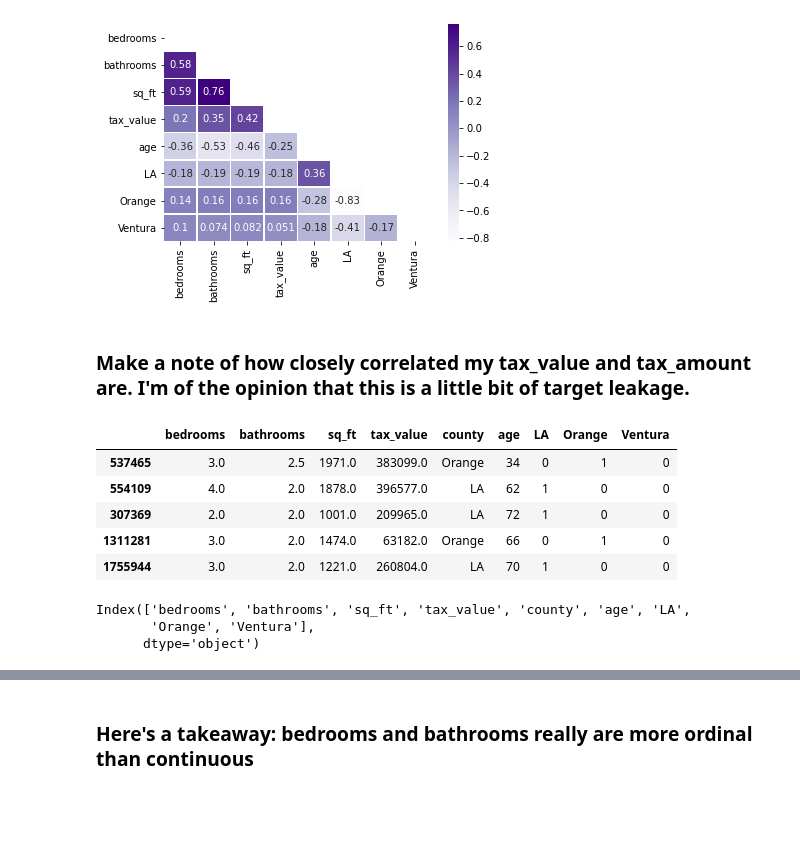
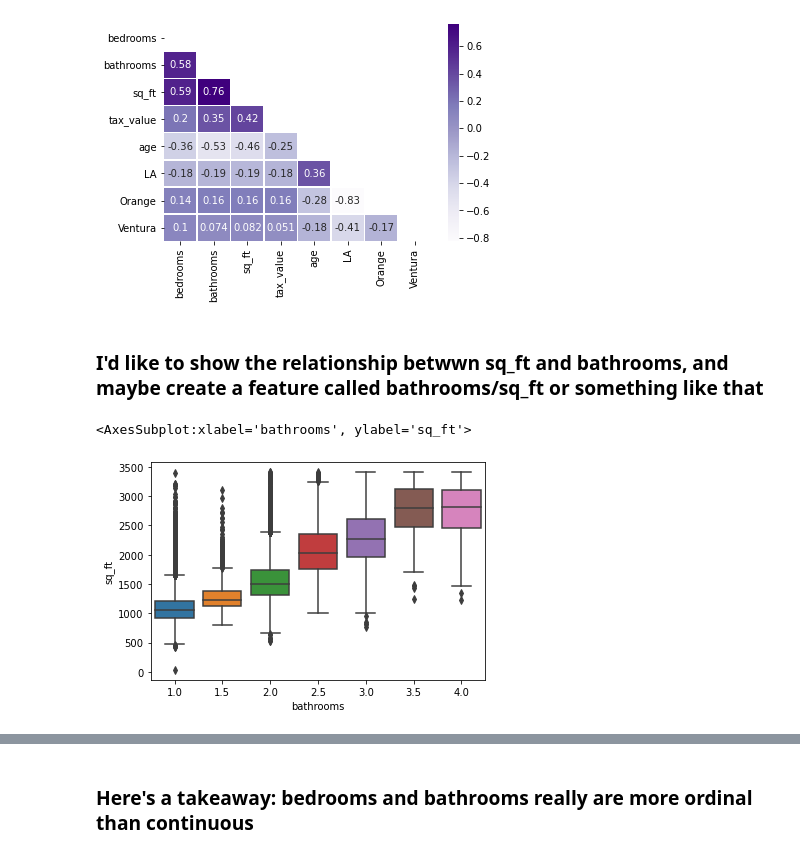
Before and after one commit to brianclements03/Regression_Project, a Jupyter notebook: explore_zillow.ipynb, the cells around one changed output, grey strips where cells are left out. Saved outputs shown, nothing was run; the diff lists cells and outputs as text; code cells hidden in the pictures; blank space fills up the shorter version.

```diff
--- a/explore_zillow.ipynb
+++ b/explore_zillow.ipynb
@@ -281,20 +285,11 @@ sns.heatmap(train_corr, cmap='Purples', annot=True, linewidth=0.5, mask= np.triu
 # %% [output]
 <AxesSubplot:>
 [figure]
-# %% [markdown]
-### Make a note of how closely correlated my tax_value and tax_amount are.  I'm of the opinion that this is a little bit of target leakage.
-# %%
-train.head()
-# %% [output]
-|  | bedrooms | bathrooms | sq_ft | tax_value | county | age | LA | Orange | Ventura |
-| 537465 | 3.0 | 2.5 | 1971.0 | 383099.0 | Orange | 34 | 0 | 1 | 0 |
-| 554109 | 4.0 | 2.0 | 1878.0 | 396577.0 | LA | 62 | 1 | 0 | 0 |
-| 307369 | 2.0 | 2.0 | 1001.0 | 209965.0 | LA | 72 | 1 | 0 | 0 |
-| 1311281 | 3.0 | 2.0 | 1474.0 | 63182.0 | Orange | 66 | 0 | 1 | 0 |
-| 1755944 | 3.0 | 2.0 | 1221.0 | 260804.0 | LA | 70 | 1 | 0 | 0 |
-# %%
-train.columns
-# %% [output]
-Index(['bedrooms', 'bathrooms', 'sq_ft', 'tax_value', 'county', 'age', 'LA',
-       'Orange', 'Ventura'],
-      dtype='object')
+# %% [markdown]
+### I'd like to show the relationship betwwn sq_ft and bathrooms, and maybe create a feature called bathrooms/sq_ft or something like that
+# %%
+temp_data = train.sample(100_000)
+sns.boxplot(x='bathrooms', y='sq_ft', data=temp_data)
+# %% [output]
+<AxesSubplot:xlabel='bathrooms', ylabel='sq_ft'>
+[figure, added]
```
Also changed, not shown: parts of 22 cells of this notebook, 3 other files.
